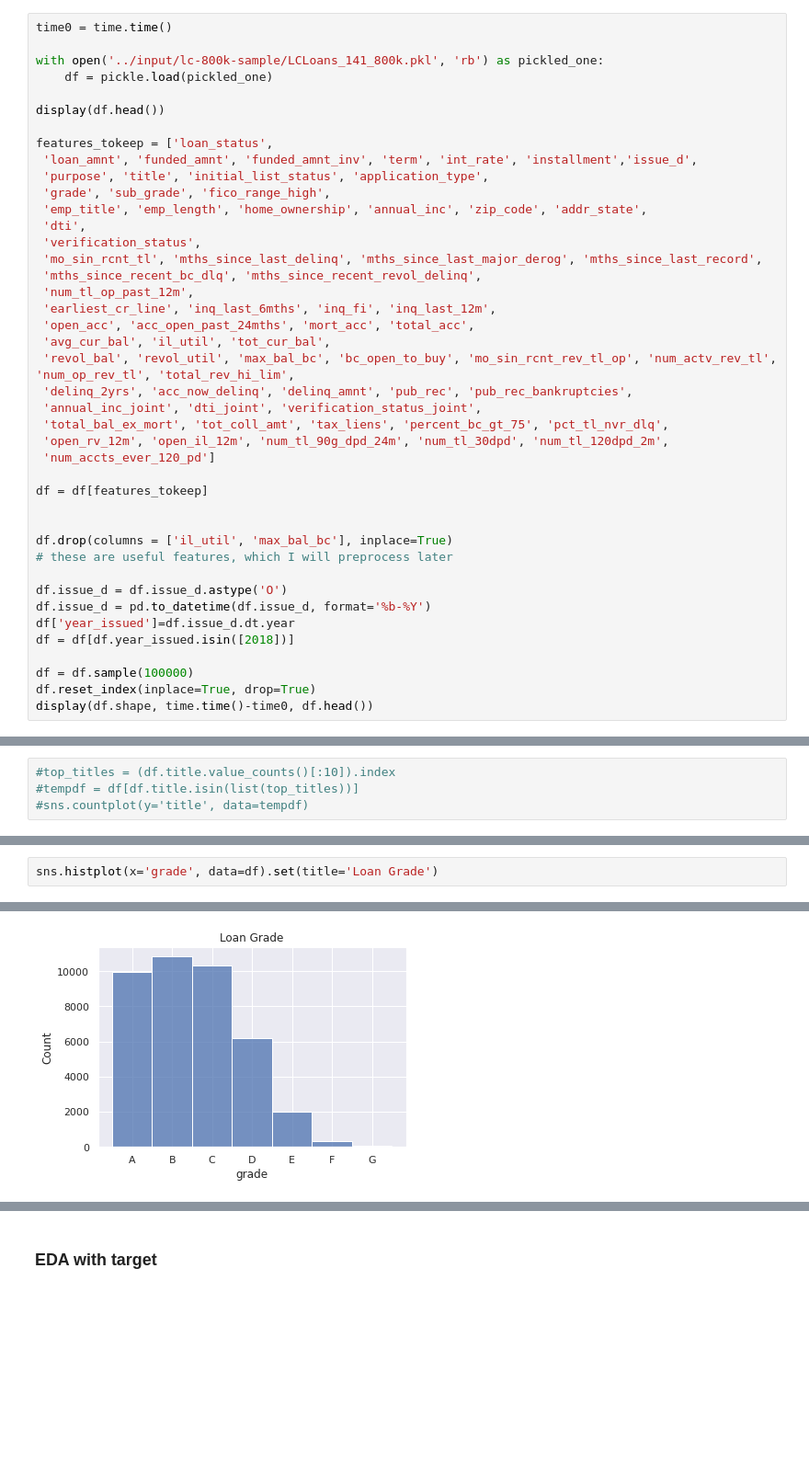
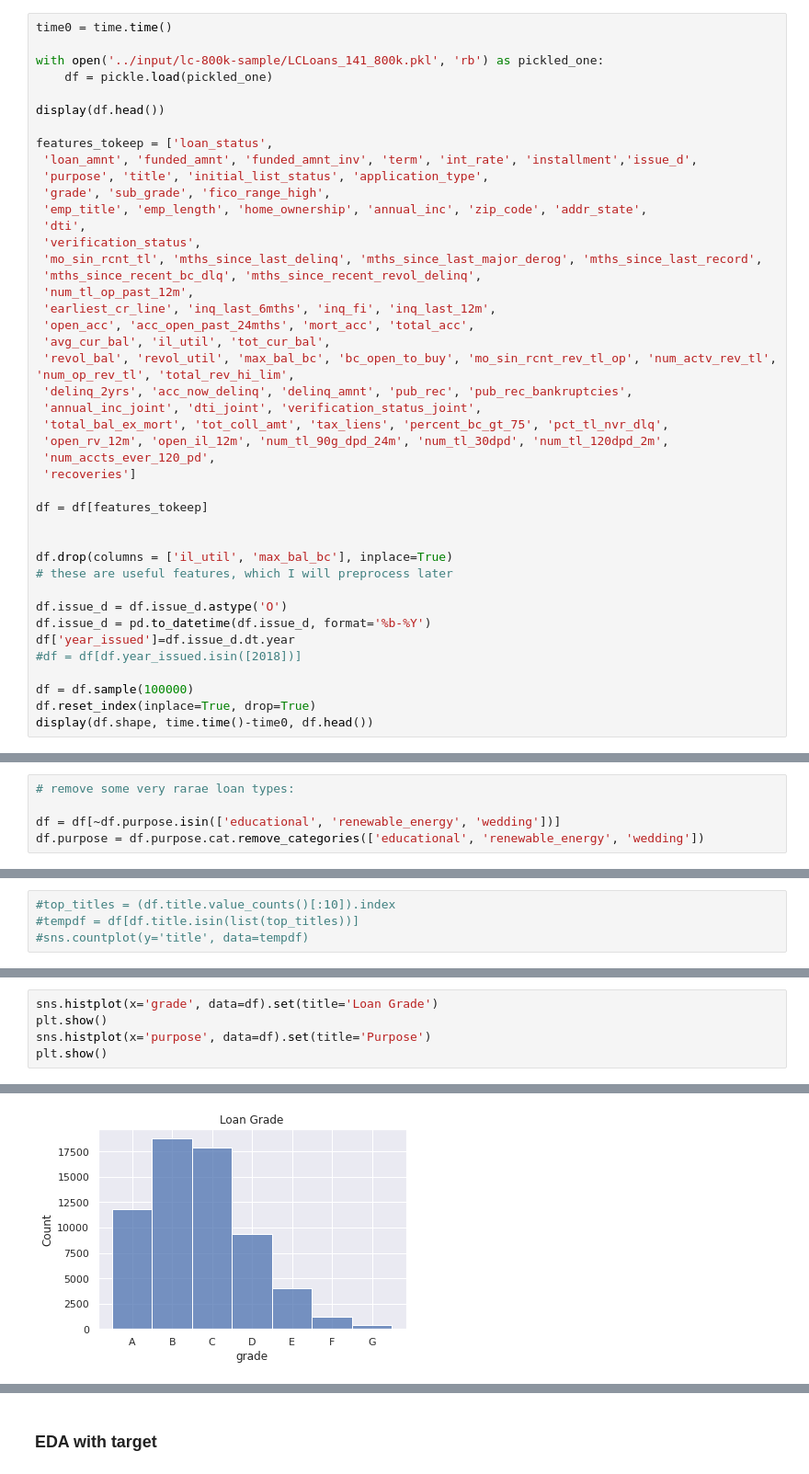
Before and after one commit to MykolaPinchuk/KaggleProjects, a Jupyter notebook: kp102-lc-loaddef.ipynb, the cells around one changed output, grey strips where cells are left out. Shown at 92% size. Saved outputs shown, nothing was run; the diff lists cells and outputs as text; blank space fills up the shorter version.

```diff
--- a/kp102-lc-loaddef.ipynb
+++ b/kp102-lc-loaddef.ipynb
@@ -125,7 +125,8 @@ features_tokeep = ['loan_status',
  'annual_inc_joint', 'dti_joint', 'verification_status_joint',
  'total_bal_ex_mort', 'tot_coll_amt', 'tax_liens', 'percent_bc_gt_75', 'pct_tl_nvr_dlq',
  'open_rv_12m', 'open_il_12m', 'num_tl_90g_dpd_24m', 'num_tl_30dpd', 'num_tl_120dpd_2m',
- 'num_accts_ever_120_pd']
+ 'num_accts_ever_120_pd',
+ 'recoveries']
 
 df = df[features_tokeep]
 
@@ -136,7 +137,7 @@ df.drop(columns = ['il_util', 'max_bal_bc'], inplace=True)
 df.issue_d = df.issue_d.astype('O')
 df.issue_d = pd.to_datetime(df.issue_d, format='%b-%Y')
 df['year_issued']=df.issue_d.dt.year
-df = df[df.year_issued.isin([2018])]
+#df = df[df.year_issued.isin([2018])]
 
 df = df.sample(100000)
 df.reset_index(inplace=True, drop=True)
@@ -169,6 +170,11 @@ display(f_desc.loc[f_desc.colname=='open_acc','desc'], f_desc.loc[f_desc.colname
 Name: desc, dtype: object
 99    The total number of credit lines currently in ...
 Name: desc, dtype: object
+# %%
+# remove some very rarae loan types:
+
+df = df[~df.purpose.isin(['educational', 'renewable_energy', 'wedding'])]
+df.purpose = df.purpose.cat.remove_categories(['educational', 'renewable_energy', 'wedding'])
 # %%
 # clean time features
 
@@ -451,4 +457,7 @@ max        100.000000
 Name: dti, dtype: float64
 # %%
 sns.histplot(x='grade', data=df).set(title='Loan Grade')
+plt.show()
+sns.histplot(x='purpose', data=df).set(title='Purpose')
+plt.show()
 # %% [output]
@@ -456 +464 @@ sns.histplot(x='grade', data=df).set(title='Loan Grade')
-[figure, old version]
+[figure, new version]
```
Also changed, not shown: parts of 38 cells of this notebook.
